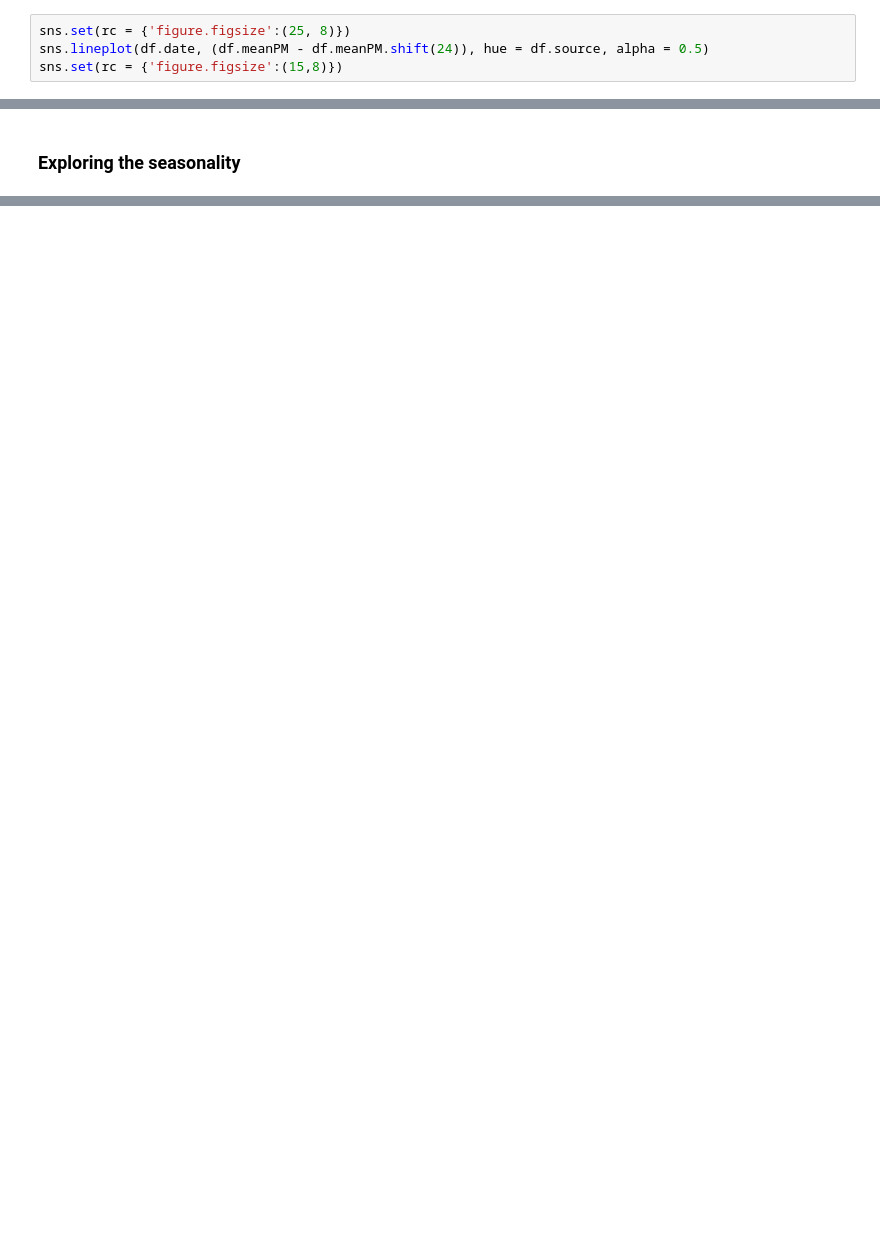
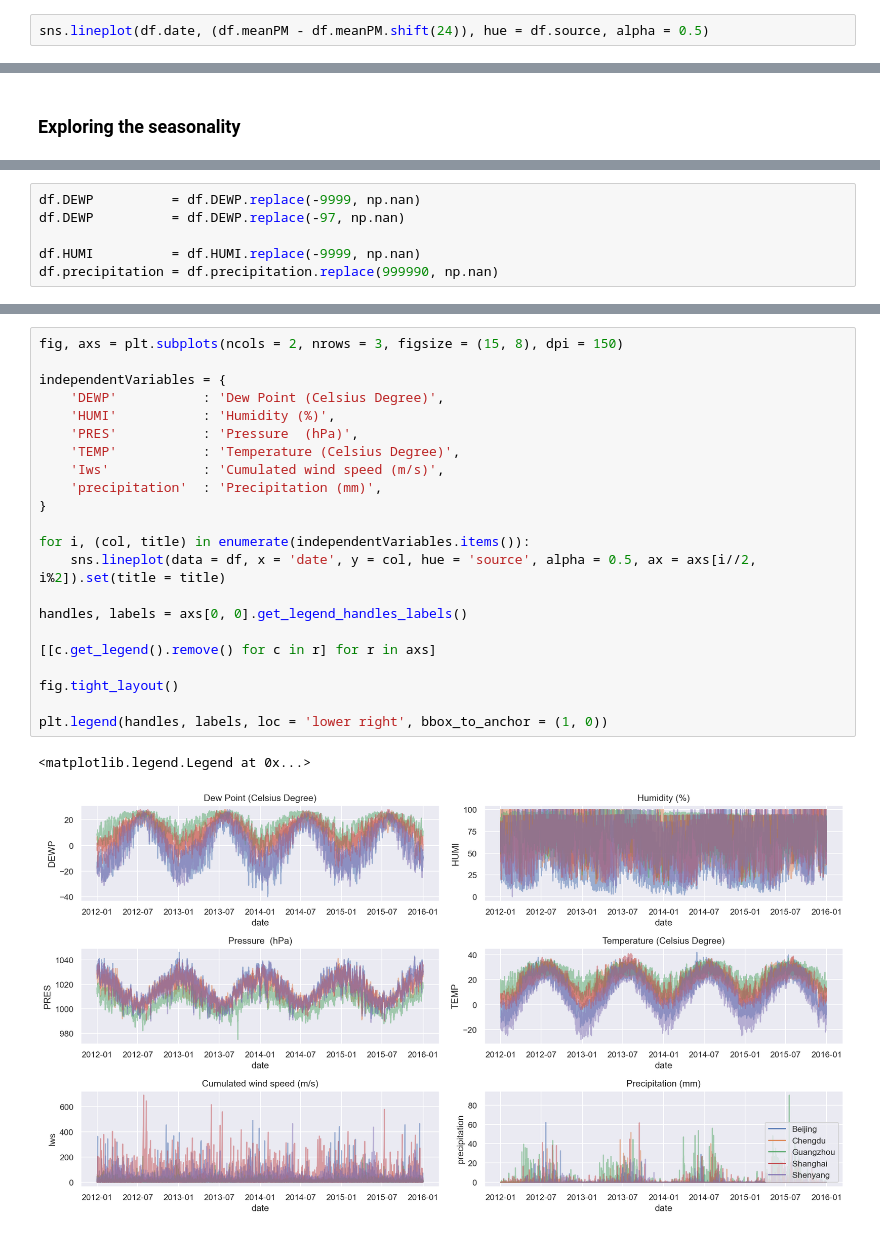
Before and after one commit to Szmariu/particulate-matters, a Jupyter notebook: exploration.ipynb, the cells around one changed output, grey strips where cells are left out. Cells and saved outputs as stored; diff of their text form; blank space fills up the shorter version.

Commit message:
EDA - Independent variables + corr

```diff
--- a/exploration.ipynb
+++ b/exploration.ipynb
@@ -80,7 +92,5 @@ sns.set(rc = {'figure.figsize':(15,8)})
 # %% [markdown]
 ### Removed 24h seasonality
 # %%
-sns.set(rc = {'figure.figsize':(25, 8)})
 sns.lineplot(df.date, (df.meanPM - df.meanPM.shift(24)), hue = df.source, alpha = 0.5)
-sns.set(rc = {'figure.figsize':(15,8)})
 # %% [output]
@@ -112,0 +138,6 @@ plt.legend(handles, labels, loc = 'lower right', bbox_to_anchor = (1, 0))
+# %%
+df.DEWP          = df.DEWP.replace(-9999, np.nan)
+df.DEWP          = df.DEWP.replace(-97, np.nan)
+
+df.HUMI          = df.HUMI.replace(-9999, np.nan)
+df.precipitation = df.precipitation.replace(999990, np.nan)
@@ -112,0 +156,25 @@ plt.legend(handles, labels, loc = 'lower right', bbox_to_anchor = (1, 0))
+# %%
+fig, axs = plt.subplots(ncols = 2, nrows = 3, figsize = (15, 8), dpi = 150)
+
+independentVariables = {
+    'DEWP'           : 'Dew Point (Celsius Degree)',
+    'HUMI'           : 'Humidity (%)',
+    'PRES'           : 'Pressure  (hPa)',
+    'TEMP'           : 'Temperature (Celsius Degree)',
+    'Iws'            : 'Cumulated wind speed (m/s)',
+    'precipitation'  : 'Precipitation (mm)',
+}
+
+for i, (col, title) in enumerate(independentVariables.items()):
+    sns.lineplot(data = df, x = 'date', y = col, hue = 'source', alpha = 0.5, ax = axs[i//2, i%2]).set(title = title)
+
+handles, labels = axs[0, 0].get_legend_handles_labels()
+
+[[c.get_legend().remove() for c in r] for r in axs]
+
+fig.tight_layout()
+
+plt.legend(handles, labels, loc = 'lower right', bbox_to_anchor = (1, 0))
+# %% [output]
+<matplotlib.legend.Legend at 0x...>
+[figure, added]
```
Also changed, not shown: parts of 13 cells of this notebook.
